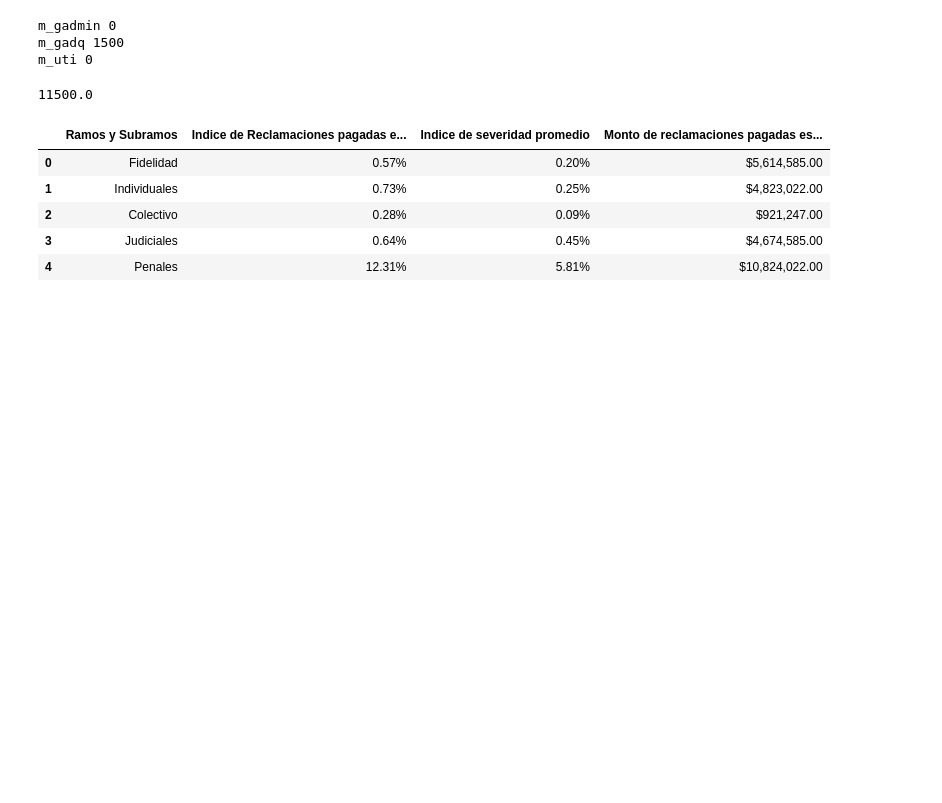
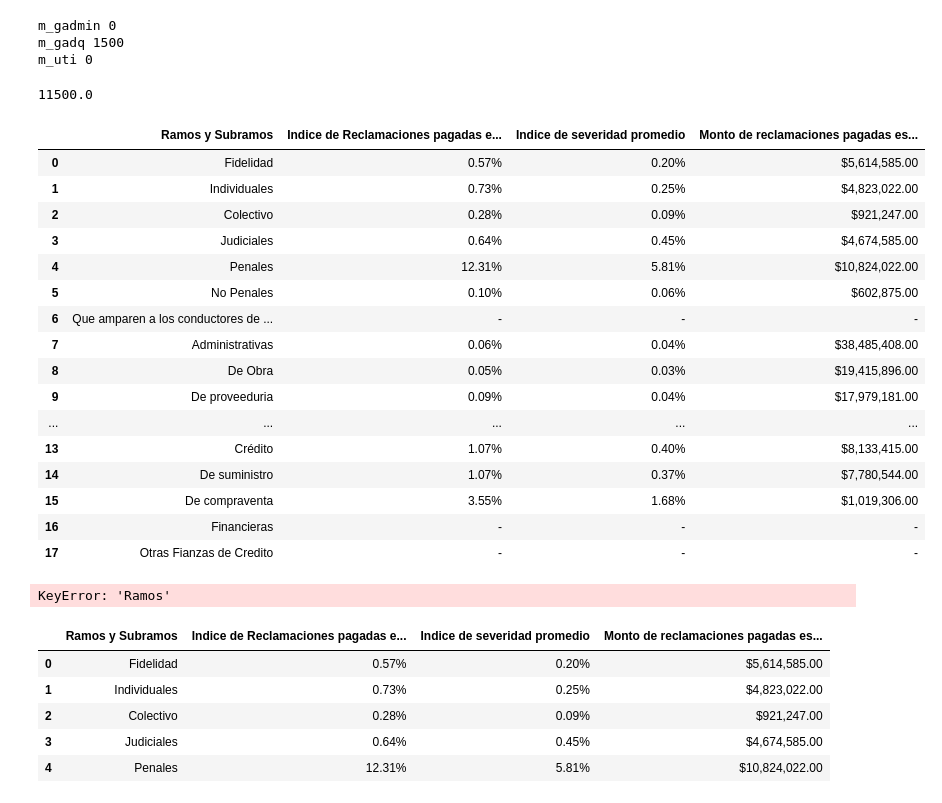
Before and after one commit to LpavonPe/Nota_Tecnica_Fianzas, a Jupyter notebook: Codigo Prueba.ipynb, the cells around one changed output. Cells and saved outputs as stored; diff of their text form; code cells hidden in the pictures; blank space fills up the shorter version.

```diff
--- a/Codigo Prueba.ipynb
+++ b/Codigo Prueba.ipynb
@@ -261,4 +421,30 @@ m_uti 0
 11500.0
 # %%
 datos_2008 = pd.read_csv("Datos _fianzas_2008.csv", encoding="iso-8859-1")
+# %%
+datos_ma=pd.DataFrame()
+# %%
+datos_ma.append(datos_2008)
+# %% [output]
+|  | Ramos y Subramos | Indice de Reclamaciones pagadas e... | Indice de severidad promedio | Monto de reclamaciones pagadas es... |
+| 0 | Fidelidad | 0.57% | 0.20% | $5,614,585.00 |
+| 1 | Individuales | 0.73% | 0.25% | $4,823,022.00 |
+| 2 | Colectivo | 0.28% | 0.09% | $921,247.00 |
+| 3 | Judiciales | 0.64% | 0.45% | $4,674,585.00 |
+| 4 | Penales | 12.31% | 5.81% | $10,824,022.00 |
+| 5 | No Penales | 0.10% | 0.06% | $602,875.00 |
+| 6 | Que amparen a los conductores de ... | - | - | - |
+| 7 | Administrativas | 0.06% | 0.04% | $38,485,408.00 |
+| 8 | De Obra | 0.05% | 0.03% | $19,415,896.00 |
+| 9 | De proveeduria | 0.09% | 0.04% | $17,979,181.00 |
+| ... | ... | ... | ... | ... |
+| 13 | Crédito | 1.07% | 0.40% | $8,133,415.00 |
+| 14 | De suministro | 1.07% | 0.37% | $7,780,544.00 |
+| 15 | De compraventa | 3.55% | 1.68% | $1,019,306.00 |
+| 16 | Financieras | - | - | - |
+| 17 | Otras Fianzas de Credito | - | - | - |
+# %%
+datos_ma["Ramos"]
+# %% [output]
+KeyError: 'Ramos'
 # %%
```
Also changed, not shown: parts of 11 cells of this notebook.
